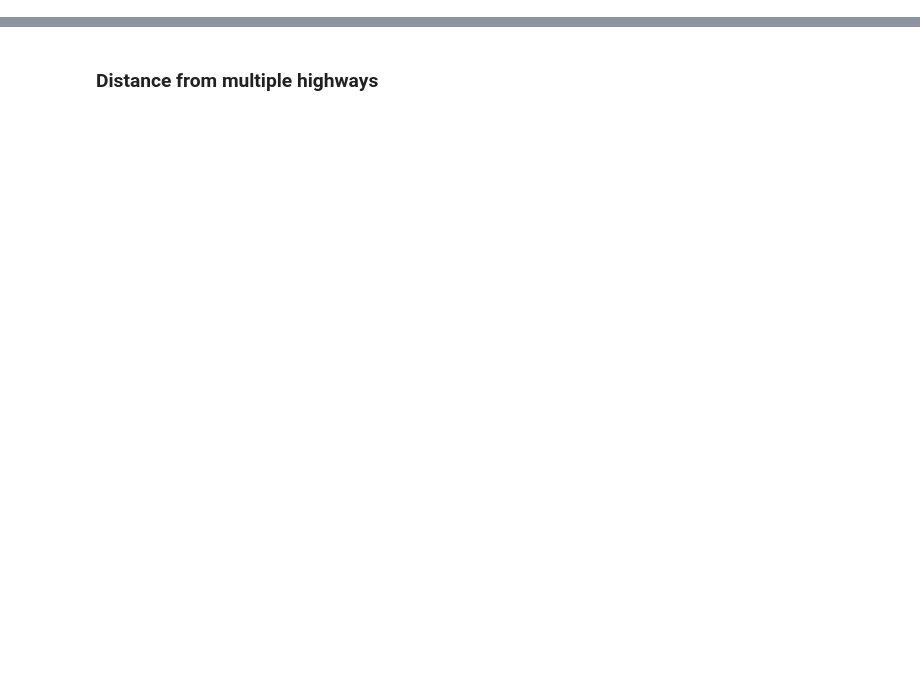
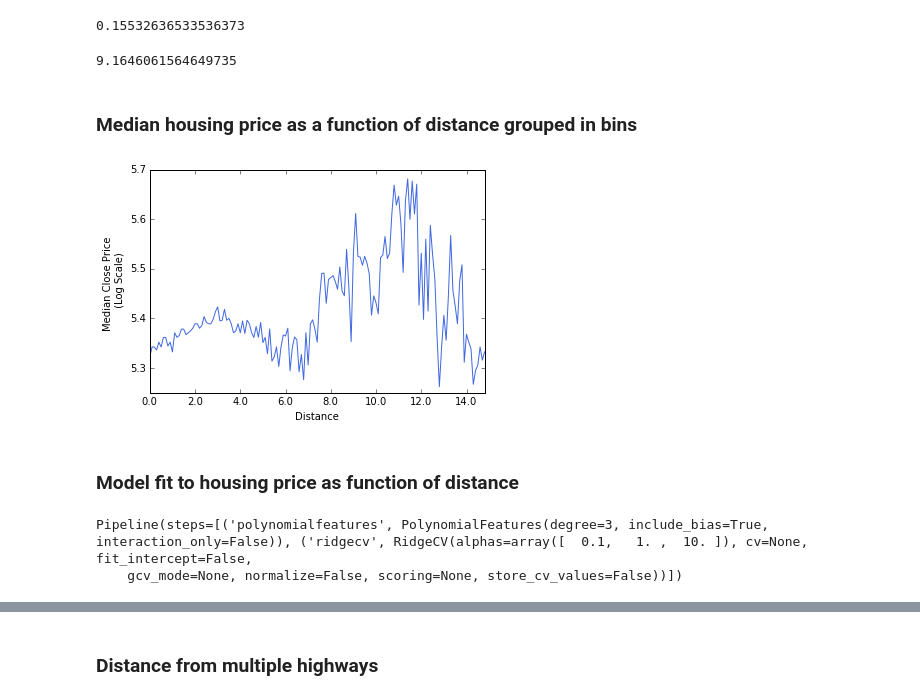
Before and after one commit to benrifkind/OpenDoor, a Jupyter notebook: RoadDistance.ipynb, the cells around one changed output, grey strips where cells are left out. Drawn from its saved outputs; the diff is of its cells as text; code cells hidden in the pictures; blank space fills up the shorter version.

```diff
--- a/RoadDistance.ipynb
+++ b/RoadDistance.ipynb
@@ -179,0 +249,32 @@ plt.plot(bins, [np.log(p+1).median() for p in prices_by_distance], color='green'
+# %%
+# proportion that live less than 1 km away
+(distance_to_highway <= 1).mean()
+# %% [output]
+0.15532636533536373
+# %%
+# 85% of people live within 10km of highway
+distance_to_highway.quantile(0.85)
+# %% [output]
+9.1646061564649735
+# %% [markdown]
+### Median housing price as a function of distance grouped in bins
+# %%
+max_distance = 15
+dx = 0.1
+bins = np.arange(0, max_distance, dx)
+# %%
+data = home_sales.ClosePrice.to_frame()
+data["Distance"] = pd.cut(distance_to_highway, bins, labels=bins[:-1])
+data = data.groupby("Distance")["ClosePrice"].apply(lambda x: np.log10(x).median()).reset_index()
+# %%
+# data_plot = data.copy()
+# data_plot["ClosePrice"] = np.log10(data_plot.ClosePrice)
+
+ax = data.set_index("Distance").plot(color='royalblue')
+ax.legend().set_visible(False)
+ax.set_ylabel("Median Close Price \n (Log Scale)")
+plt.savefig("PriceVDistance.png", dpi=100)
+# %% [output]
+[figure, added]
+# %% [markdown]
+### Model fit to housing price as function of distance
@@ -179,0 +284,7 @@ plt.plot(bins, [np.log(p+1).median() for p in prices_by_distance], color='green'
+# %%
+deg = 3
+model = make_pipeline(PolynomialFeatures(degree=deg), RidgeCV(fit_intercept=False))
+model.fit(X,y)
+# %% [output]
+Pipeline(steps=[('polynomialfeatures', PolynomialFeatures(degree=3, include_bias=True, interaction_only=False)), ('ridgecv', RidgeCV(alphas=array([  0.1,   1. ,  10. ]), cv=None, fit_intercept=False,
+    gcv_mode=None, normalize=False, scoring=None, store_cv_values=False))])
```
Also changed, not shown: parts of 68 cells of this notebook, 5 other files.
